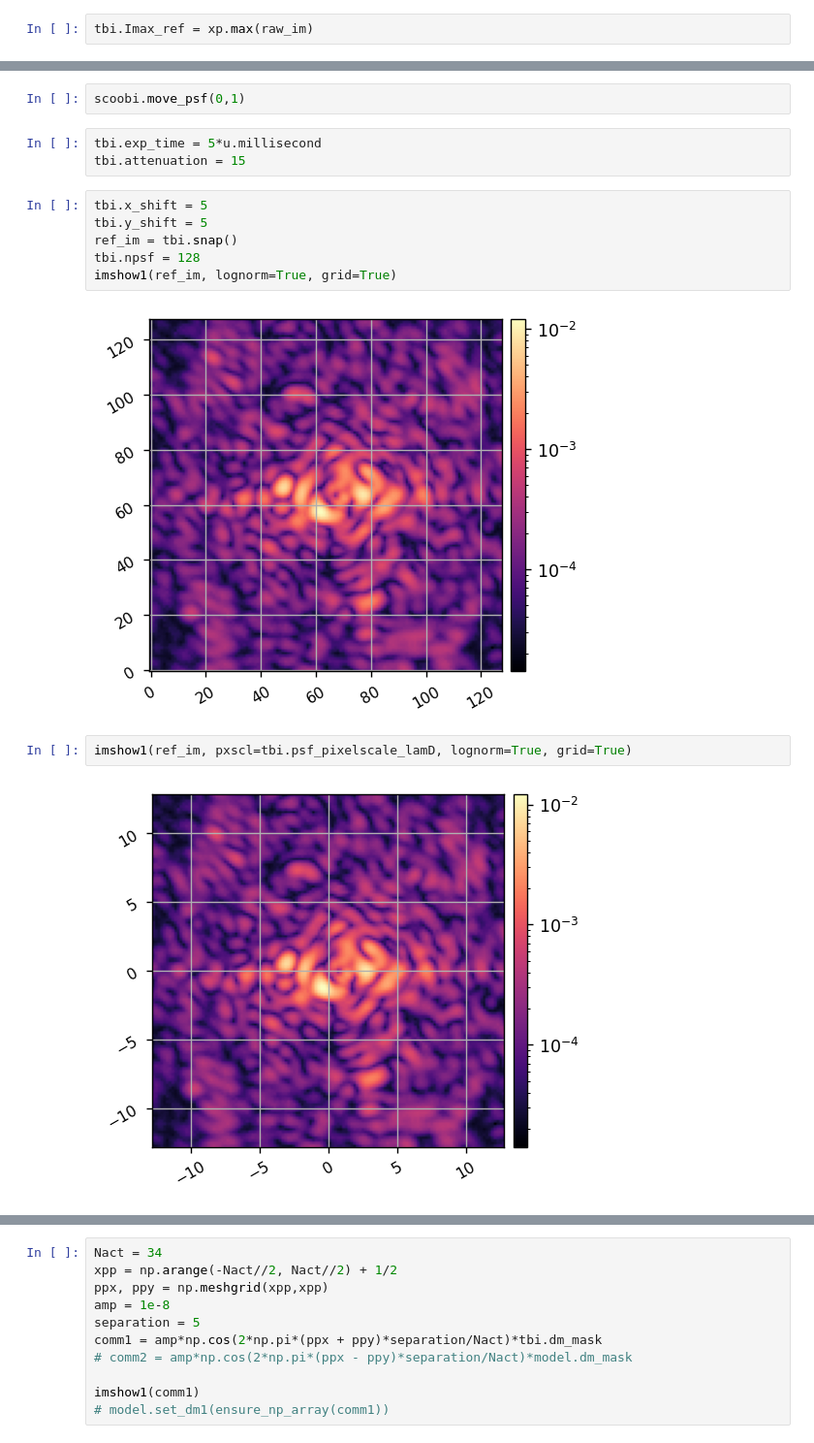
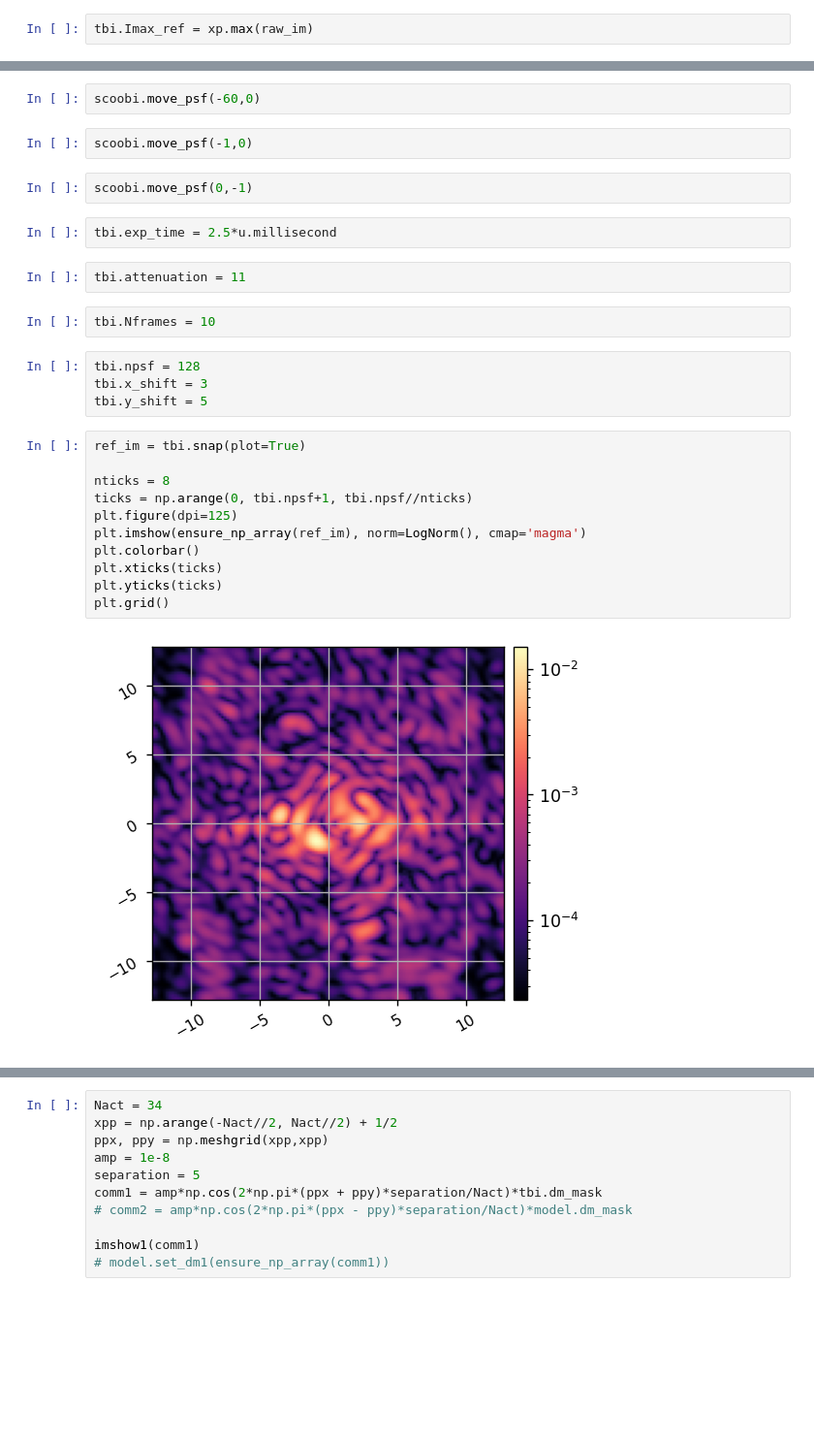
Before and after one commit to uasal/scoob-psf, a Jupyter notebook: example-notebooks/scoobi_demo.ipynb, the cells around one changed output, grey strips where cells are left out. Shown at 97% size. Drawn from its saved outputs; the diff is of its cells as text; blank space fills up the shorter version.

```diff
--- a/example-notebooks/scoobi_demo.ipynb
+++ b/example-notebooks/scoobi_demo.ipynb
@@ -46,17 +53,29 @@ imshow1(ref_psf, lognorm=True)
+# %%
+scoobi.move_psf(-60,0)
+# %%
+scoobi.move_psf(-1,0)
 # %%
-scoobi.move_psf(0,1)
+scoobi.move_psf(0,-1)
 # %%
-tbi.exp_time = 5*u.millisecond
-tbi.attenuation = 15
+tbi.exp_time = 2.5*u.millisecond
-# %%
-tbi.x_shift = 5
-tbi.y_shift = 5
-ref_im = tbi.snap()
-tbi.npsf = 128
-imshow1(ref_im, lognorm=True, grid=True)
-# %% [output]
-[figure, removed]
-# %%
-imshow1(ref_im, pxscl=tbi.psf_pixelscale_lamD, lognorm=True, grid=True)
-# %% [output]
-[figure, removed]
+# %%
+tbi.attenuation = 11
+# %%
+tbi.Nframes = 10
+# %%
+tbi.npsf = 128
+tbi.x_shift = 3
+tbi.y_shift = 5
+# %%
+ref_im = tbi.snap(plot=True)
+
+nticks = 8
+ticks = np.arange(0, tbi.npsf+1, tbi.npsf//nticks)
+plt.figure(dpi=125)
+plt.imshow(ensure_np_array(ref_im), norm=LogNorm(), cmap='magma')
+plt.colorbar()
+plt.xticks(ticks)
+plt.yticks(ticks)
+plt.grid()
+# %% [output]
+[figure, added]
```
Also changed, not shown: parts of 19 cells of this notebook, 3 other files.
